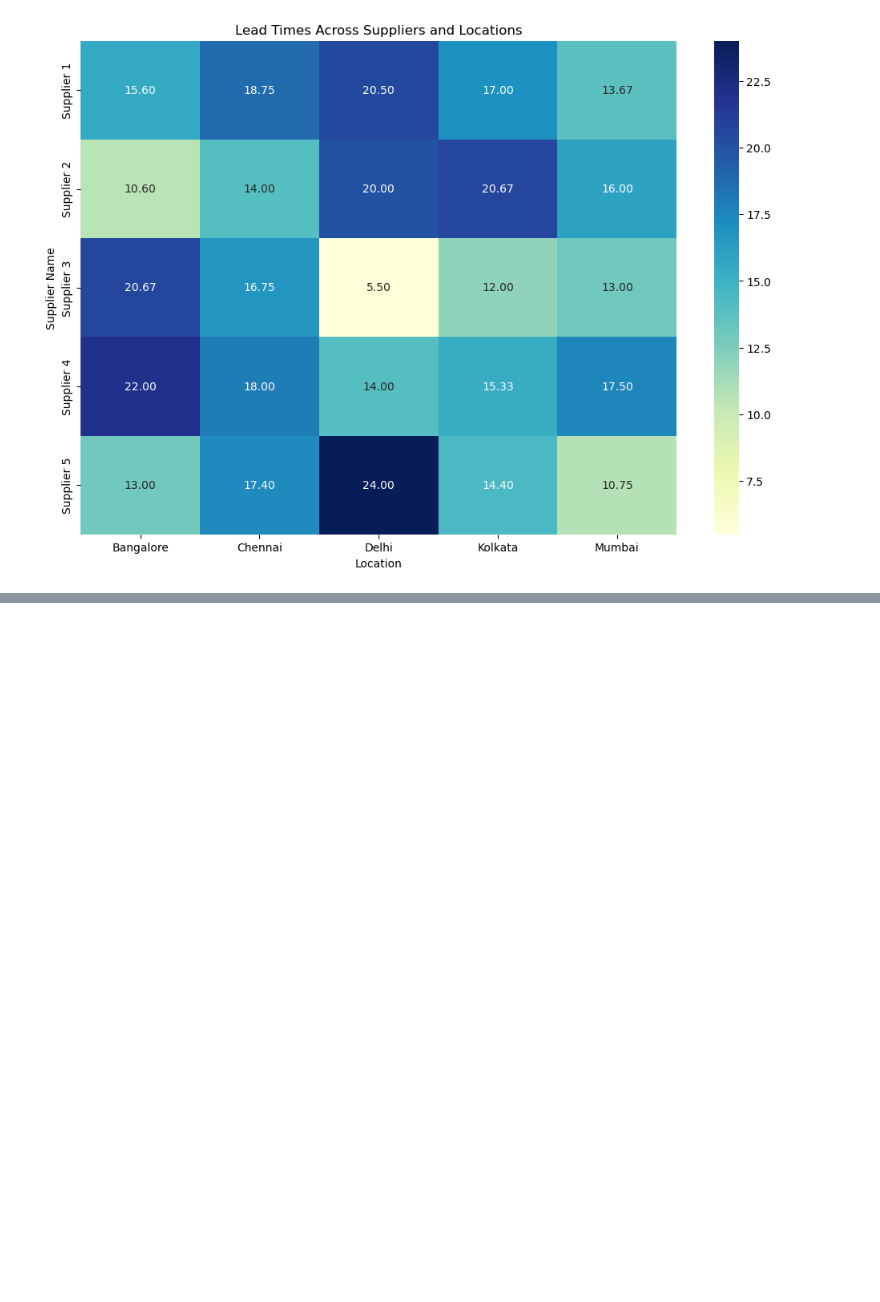
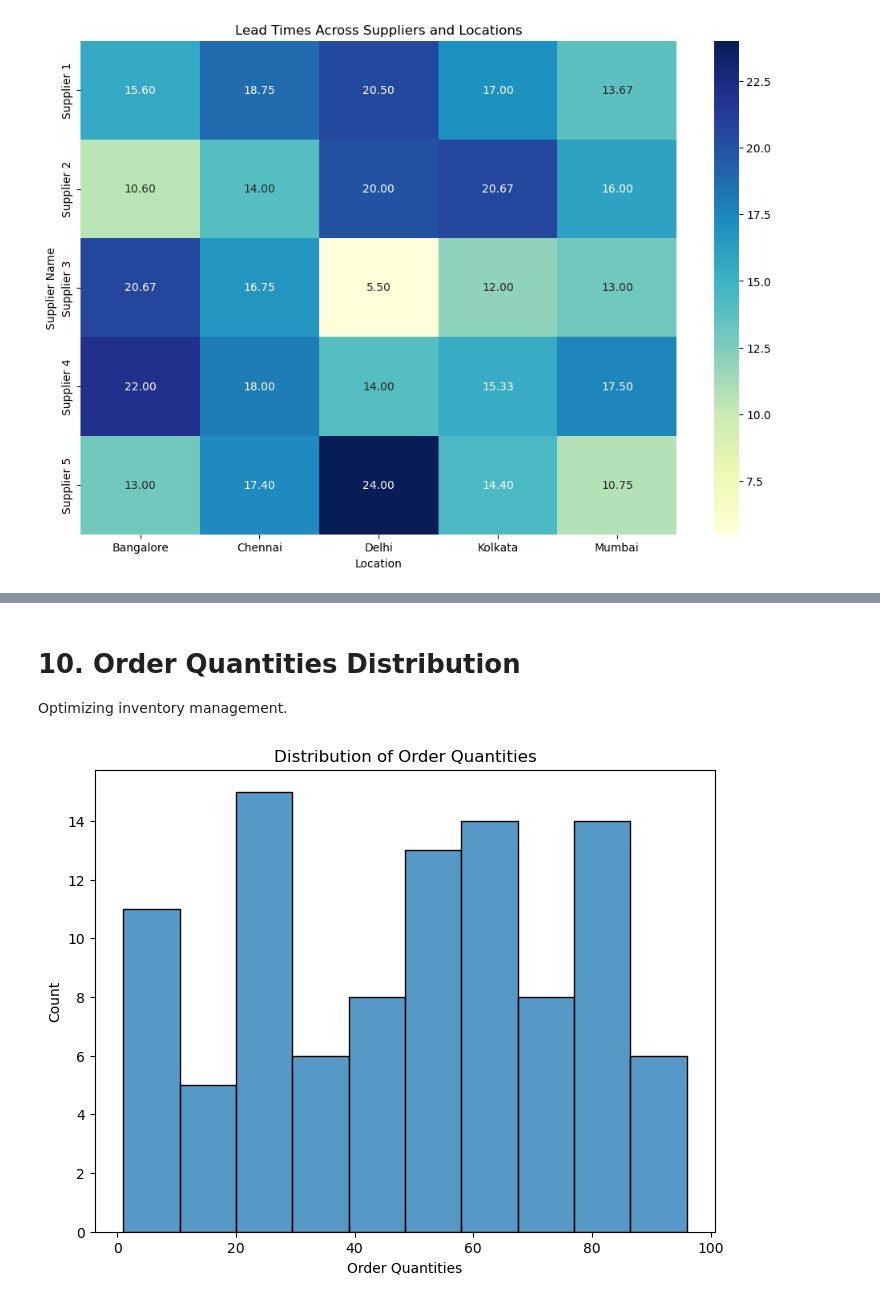
Before and after one commit to ram-polisetti/DataScience, a Jupyter notebook: Supplychain Projects/Visualization Projects/SupplychainDataInsights/supplychaindatainsightsvisualization.ipynb, the cells around one changed output, grey strips where cells are left out. Cells and saved outputs as stored; diff of their text form; code cells hidden in the pictures; blank space fills up the shorter version.

```diff
--- a/Supplychain Projects/Visualization Projects/SupplychainDataInsights/supplychaindatainsightsvisualization.ipynb
+++ b/Supplychain Projects/Visualization Projects/SupplychainDataInsights/supplychaindatainsightsvisualization.ipynb
@@ -224,0 +237,12 @@ plt.show()
+# %% [markdown]
+# 10. Order Quantities Distribution
+ Optimizing inventory management.
+# %%
+plt.figure(figsize=(8,6))
+sns.histplot(data=data, x='order_quantities', bins=10)
+plt.xlabel('Order Quantities')
+plt.ylabel('Count')
+plt.title('Distribution of Order Quantities')
+plt.show()
+# %% [output]
+[figure, added]
```
Also changed, not shown: parts of 9 cells of this notebook.
